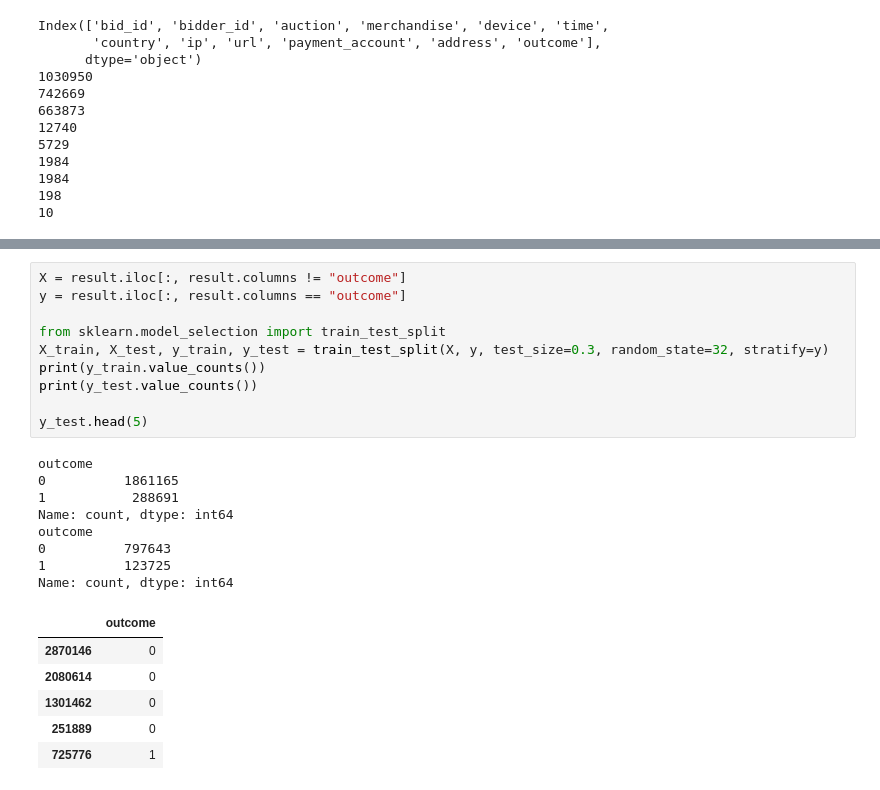
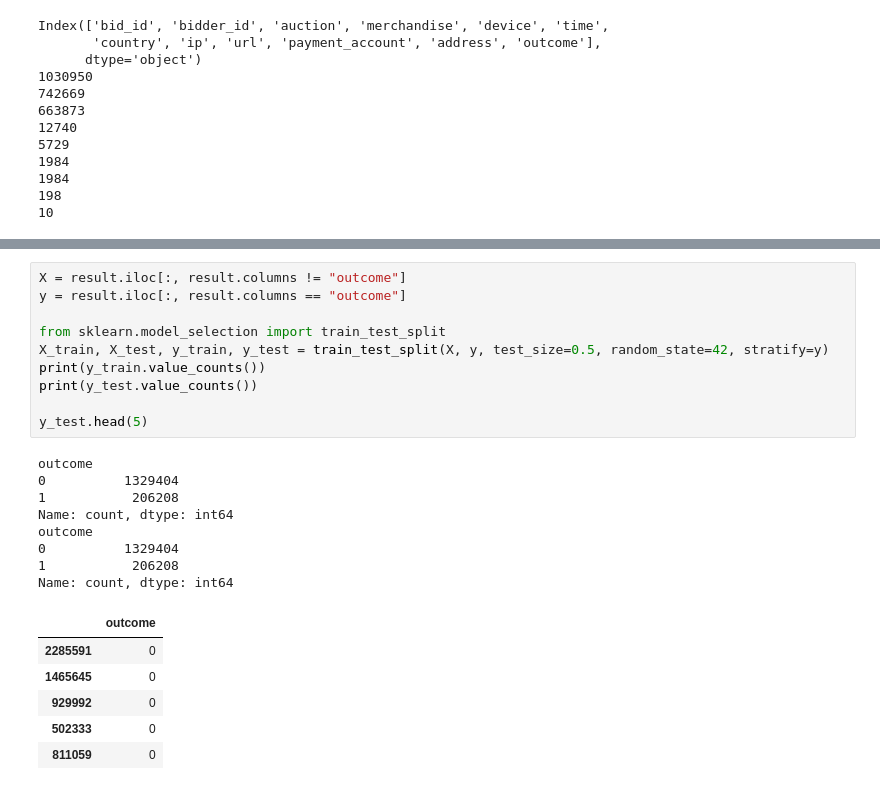
Before and after one commit to trueilorp/Bidder-classification, a Jupyter notebook: SD/facebookSD.ipynb, the cells around one changed output, grey strips where cells are left out. Drawn from its saved outputs; the diff is of its cells as text.

```diff
--- a/SD/facebookSD.ipynb
+++ b/SD/facebookSD.ipynb
@@ -153,28 +167,28 @@ result.head(5)
 # %%
 X = result.iloc[:, result.columns != "outcome"]
 y = result.iloc[:, result.columns == "outcome"]
 
 from sklearn.model_selection import train_test_split
-X_train, X_test, y_train, y_test = train_test_split(X, y, test_size=0.3, random_state=32, stratify=y)
+X_train, X_test, y_train, y_test = train_test_split(X, y, test_size=0.5, random_state=42, stratify=y)
 print(y_train.value_counts())
 print(y_test.value_counts())
 
 y_test.head(5)
 # %% [output]
 outcome
-0          1861165
-1           288691
+0          1329404
+1           206208
 Name: count, dtype: int64
 outcome
-0          797643
-1          123725
+0          1329404
+1           206208
 Name: count, dtype: int64
 |  | outcome |
-| 2870146 | 0 |
-| 2080614 | 0 |
-| 1301462 | 0 |
-| 251889 | 0 |
-| 725776 | 1 |
+| 2285591 | 0 |
+| 1465645 | 0 |
+| 929992 | 0 |
+| 502333 | 0 |
+| 811059 | 0 |
 # %%
 from sklearn.tree import DecisionTreeClassifier
 from sklearn.metrics import classification_report, f1_score, accuracy_score
```
Also changed, not shown: parts of 7 cells of this notebook.
